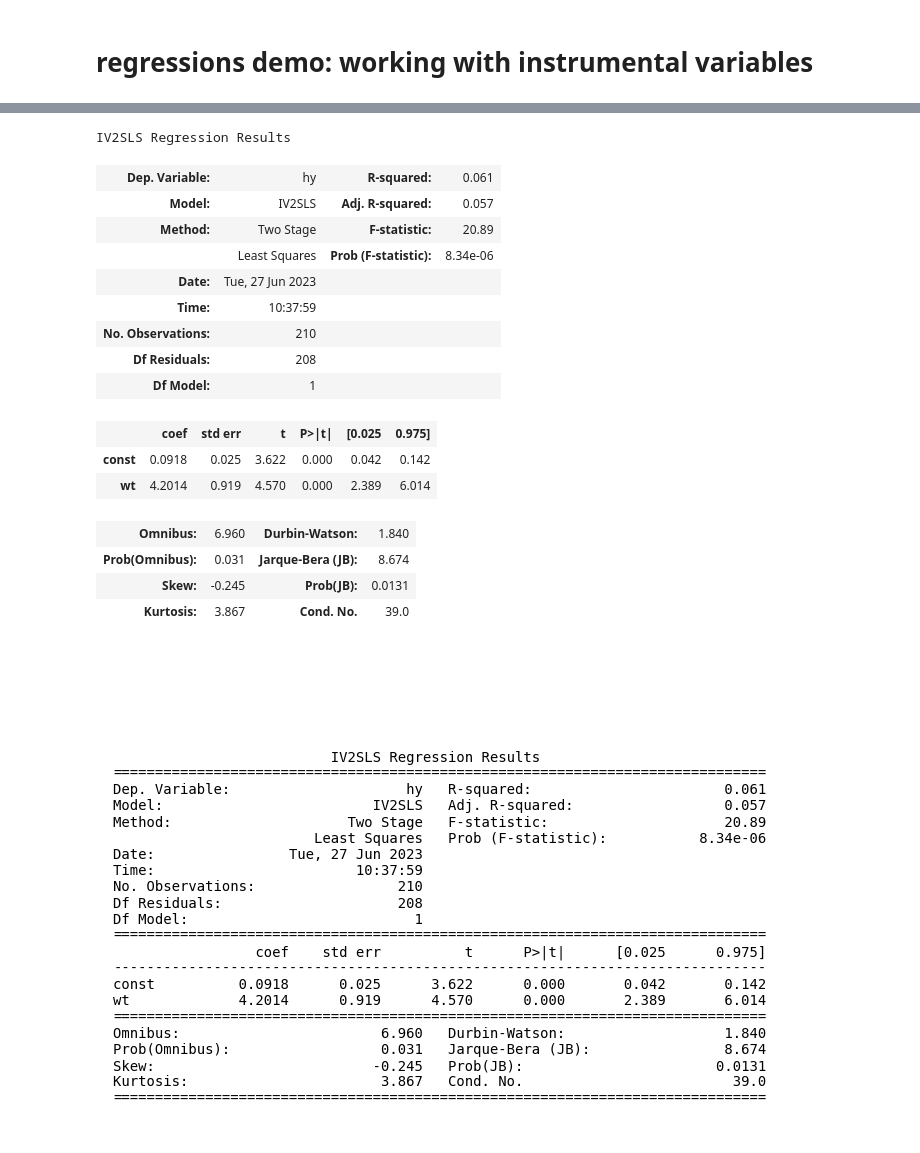
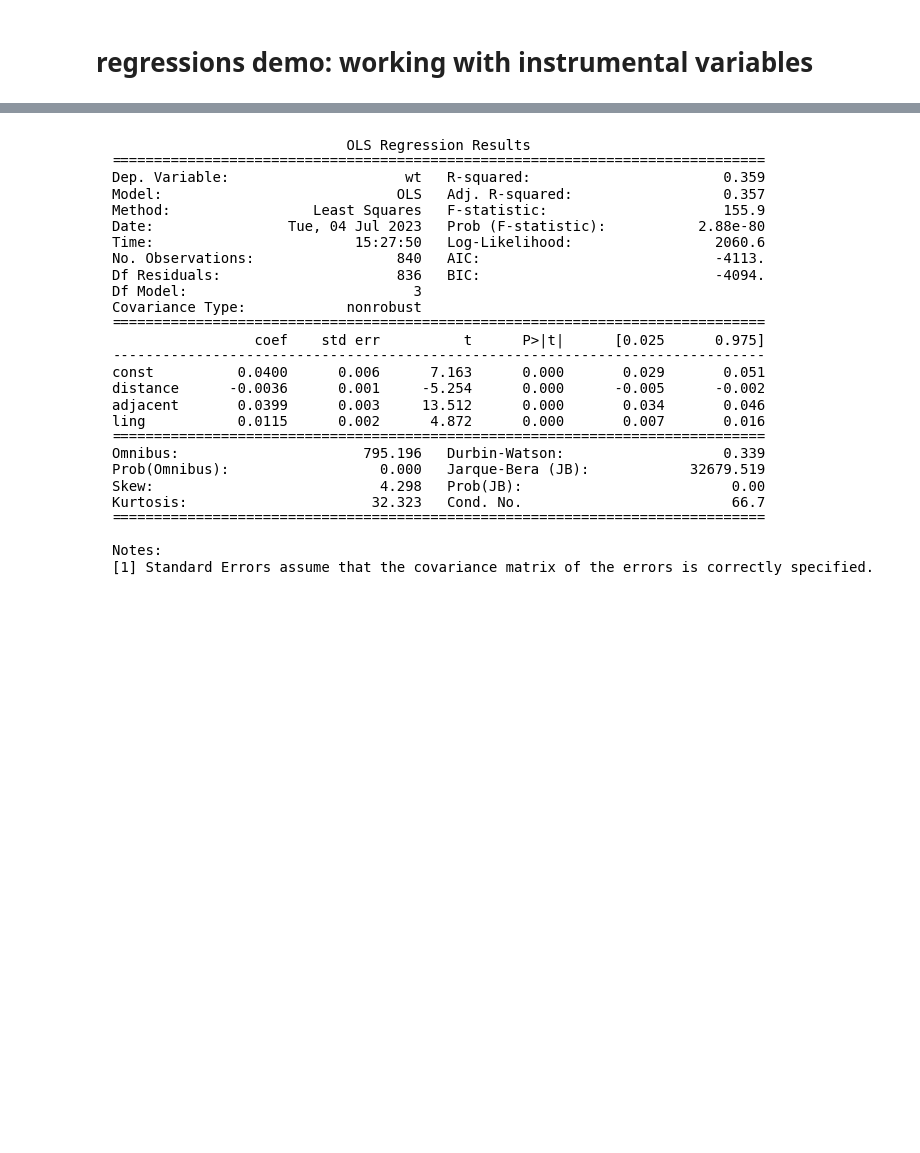
Before and after one commit to emilyfu1/correlationmodule, a Jupyter notebook: main.ipynb, the cells around one changed output, grey strips where cells are left out. Drawn from its saved outputs; the diff is of its cells as text; code cells hidden in the pictures; blank space fills up the shorter version.

Commit message:
run all IV regressions

```diff
--- a/main.ipynb
+++ b/main.ipynb
@@ -542,7 +546,7 @@ Notes:
 # regressions demo: working with instrumental variables
 # %%
 # import the frankel and rose data (the original data is in a stata dataset)
-instruments = pd.read_stata(ocadatapath + 'DATAV4.dta')[['period', 'count1', 'count2', 'hy', 'distance', 'adjacent', 'ling', 'wt']]
+instruments = pd.read_stata(ocadatapath + 'DATAV4.dta')
 
 # Load dataframe with IMF country code in 'IMF' column and iso3 country code in 'iso3' column
 country_code_mapping = pd.read_csv(rawdatapath+'Country_iso_codes.csv')
@@ -556,7 +560,5 @@ dict = country_code_mapping.set_index('IMF').to_dict()['iso3']
 instruments['count1']= instruments['count1'].map(dict)
 instruments['count2']= instruments['count2'].map(dict)
 
-# get value over entire time period (the stata data is split up by four time periods, each a few years long)
-# this gets the mean correlation and trade intensity over all 4 periods
-instruments = instruments.groupby(['count1', 'count2']).mean().reset_index()
-instruments.rename(columns={'count1': 'iso3_firstcountry', 'count2': 'iso3_secondcountry'}, inplace=True)
+# log distance
+instruments['distance'] = np.log(instruments['distance'])
@@ -579,21 +565,14 @@ instruments
-# %%
-reg.Regressions(instruments, dependent_var=['hy'], independent_vars=['wt']).run_regression(method='IV', instrument_vars=['distance', 'adjacent', 'ling']).summary()
-# %% [output]
-IV2SLS Regression Results
-| Dep. Variable: | hy | R-squared: | 0.061 |
-| Model: | IV2SLS | Adj. R-squared: | 0.057 |
-| Method: | Two Stage | F-statistic: | 20.89 |
-|  | Least Squares | Prob (F-statistic): | 8.34e-06 |
-| Date: | Tue, 27 Jun 2023 |  |  |
-| Time: | 10:37:59 |  |  |
-| No. Observations: | 210 |  |  |
-| Df Residuals: | 208 |  |  |
-| Df Model: | 1 |  |  |
-|  | coef | std err | t | P>|t| | [0.025 | 0.975] |
-| const | 0.0918 | 0.025 | 3.622 | 0.000 | 0.042 | 0.142 |
-| wt | 4.2014 | 0.919 | 4.570 | 0.000 | 2.389 | 6.014 |
-| Omnibus: | 6.960 | Durbin-Watson: | 1.840 |
-| Prob(Omnibus): | 0.031 | Jarque-Bera (JB): | 8.674 |
-| Skew: | -0.245 | Prob(JB): | 0.0131 |
-| Kurtosis: | 3.867 | Cond. No. | 39.0 |
-[figure, removed]
+# %%
+# look at the first stage results
+y = instruments[['wt']]
+X = instruments[['distance', 'adjacent', 'ling']]
+X = sm.add_constant(X)
+firststagemodel = sm.OLS(y,X)
+firststageresults = firststagemodel.fit()
+
+plt.rc('figure', figsize=(8, 5))
+plt.text(0.01, 0.05, str(firststageresults.summary()), {'fontsize': 10}, fontproperties = 'monospace')
+plt.axis('off')
+plt.tight_layout()
+# %% [output]
+[figure, added]
```
Also changed, not shown: parts of 11 cells of this notebook.
